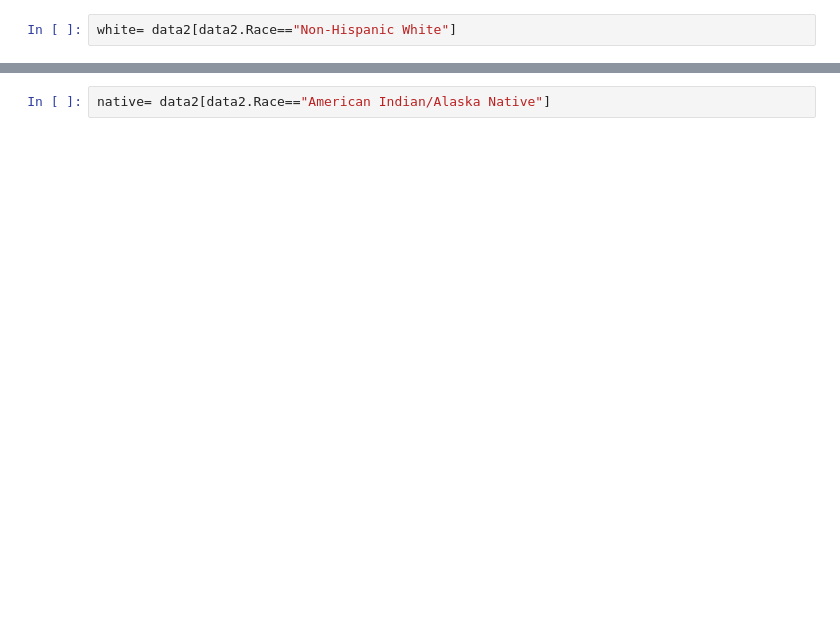
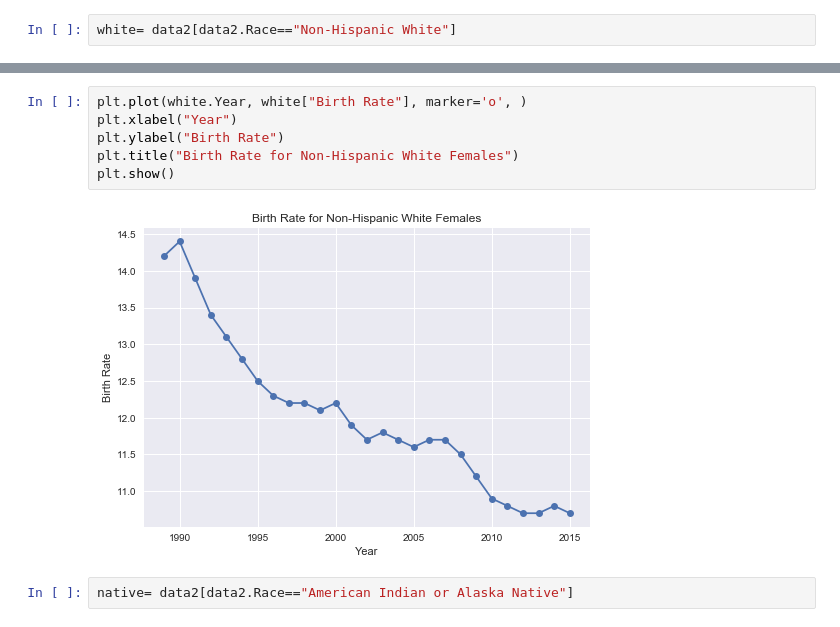
Before and after one commit to wpierre-louis/Data-Analysis, a Jupyter notebook: Data Analysis.ipynb, the cells around one changed output, grey strips where cells are left out. Cells and saved outputs as stored; diff of their text form; blank space fills up the shorter version.

```diff
--- a/Data Analysis.ipynb
+++ b/Data Analysis.ipynb
@@ -94,2 +236,10 @@ white= data2[data2.Race=="Non-Hispanic White"]
+# %%
+plt.plot(white.Year, white["Birth Rate"], marker='o', )
+plt.xlabel("Year")
+plt.ylabel("Birth Rate")
+plt.title("Birth Rate for Non-Hispanic White Females")
+plt.show()
+# %% [output]
+[figure, added]
 # %%
-native= data2[data2.Race=="American Indian/Alaska Native"]
+native= data2[data2.Race=="American Indian or Alaska Native"]
```
Also changed, not shown: parts of 39 cells of this notebook.
